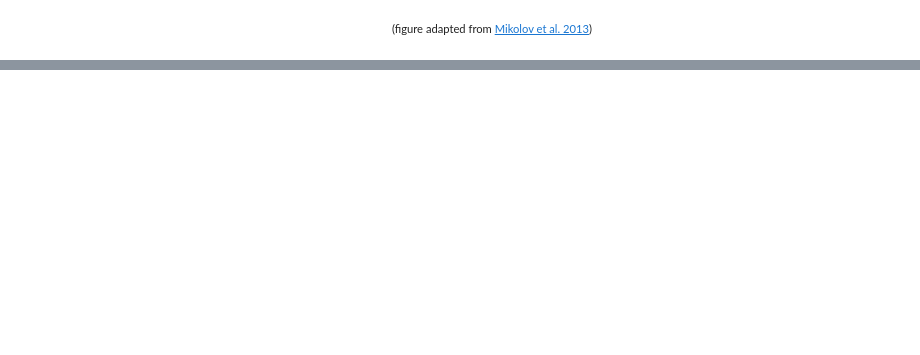
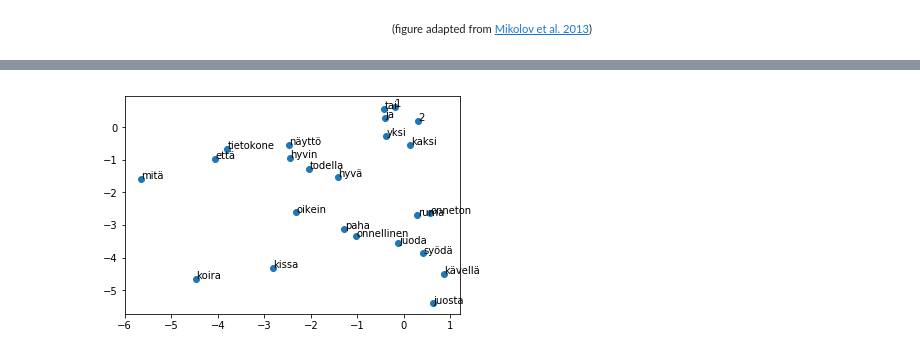
Before and after one commit to TurkuNLP/Text_Mining_Course, a Jupyter notebook: Unsupervised.ipynb, the cells around one changed output, grey strips where cells are left out. Cells and saved outputs as stored; diff of their text form; code cells hidden in the pictures; blank space fills up the shorter version.

```diff
--- a/Unsupervised.ipynb
+++ b/Unsupervised.ipynb
@@ -225,0 +443,5 @@ wv.nearest('dog')
+# %%
+fi_vectors_pca2 = pca2.fit_transform(fi_wv.vectors)
+plot_words(fi_wv, fi_words, fi_vectors_pca2)
+# %% [output]
+[figure, added]
```
Also changed, not shown: parts of 75 cells of this notebook.
